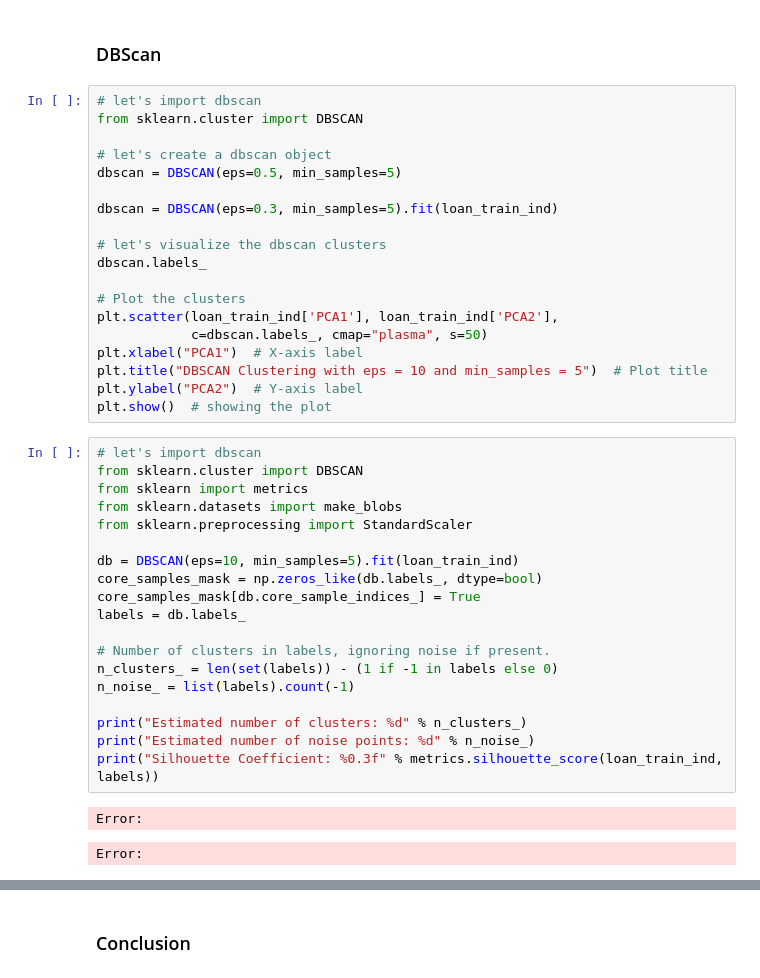
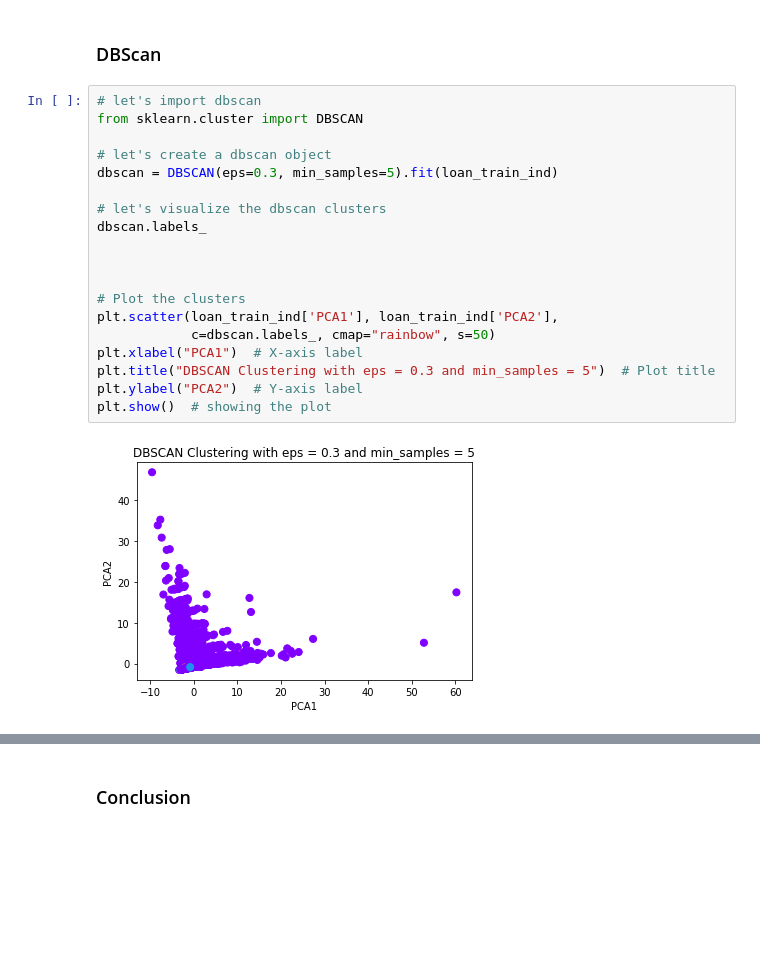
Before and after one commit to CHRISTOROMO/Bank-Loan-Status-Classification, a Jupyter notebook: Loan_Status_Classification.ipynb, the cells around one changed output, grey strips where cells are left out. Cells and saved outputs as stored; diff of their text form; blank space fills up the shorter version.

```diff
--- a/Loan_Status_Classification.ipynb
+++ b/Loan_Status_Classification.ipynb
@@ -994,41 +994,21 @@ Silhouette Score: 0.179
 # %%
 # let's import dbscan
 from sklearn.cluster import DBSCAN
 
 # let's create a dbscan object
-dbscan = DBSCAN(eps=0.5, min_samples=5)
-
 dbscan = DBSCAN(eps=0.3, min_samples=5).fit(loan_train_ind)
 
 # let's visualize the dbscan clusters
 dbscan.labels_
 
+
+
 # Plot the clusters
 plt.scatter(loan_train_ind['PCA1'], loan_train_ind['PCA2'],
-            c=dbscan.labels_, cmap="plasma", s=50)
+            c=dbscan.labels_, cmap="rainbow", s=50)
 plt.xlabel("PCA1")  # X-axis label
-plt.title("DBSCAN Clustering with eps = 10 and min_samples = 5")  # Plot title
+plt.title("DBSCAN Clustering with eps = 0.3 and min_samples = 5")  # Plot title
 plt.ylabel("PCA2")  # Y-axis label
 plt.show()  # showing the plot
+# %% [output]
+[figure, added]
-# %%
-# let's import dbscan
-from sklearn.cluster import DBSCAN
-from sklearn import metrics
-from sklearn.datasets import make_blobs
-from sklearn.preprocessing import StandardScaler
-
-db = DBSCAN(eps=10, min_samples=5).fit(loan_train_ind)
-core_samples_mask = np.zeros_like(db.labels_, dtype=bool)
-core_samples_mask[db.core_sample_indices_] = True
-labels = db.labels_
-
-# Number of clusters in labels, ignoring noise if present.
-n_clusters_ = len(set(labels)) - (1 if -1 in labels else 0)
-n_noise_ = list(labels).count(-1)
-
-print("Estimated number of clusters: %d" % n_clusters_)
-print("Estimated number of noise points: %d" % n_noise_)
-print("Silhouette Coefficient: %0.3f" % metrics.silhouette_score(loan_train_ind, labels))
-# %% [output]
-Error:
-Error:
```
Also changed, not shown: parts of 2 cells of this notebook.
